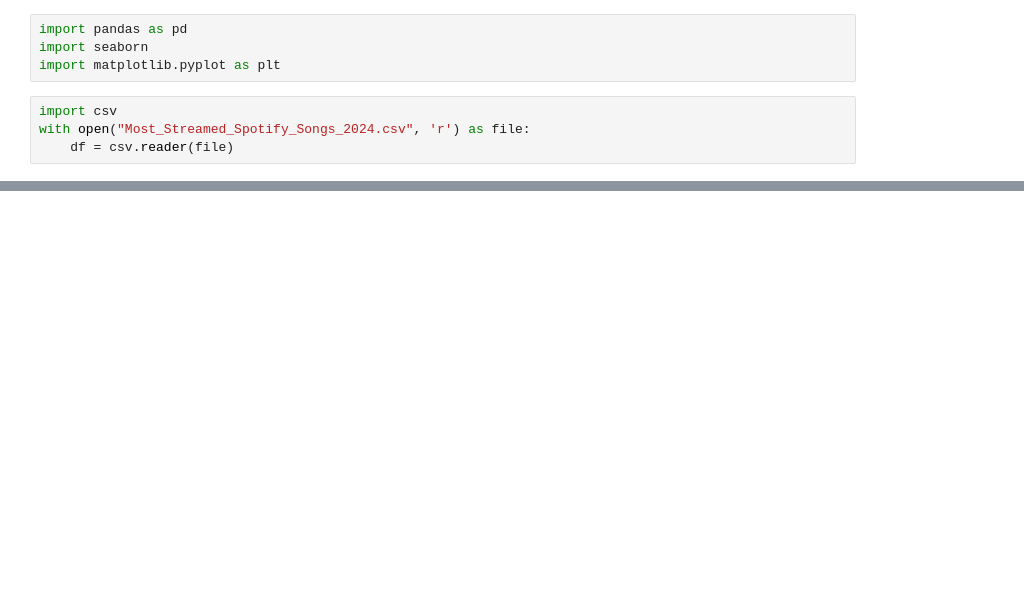
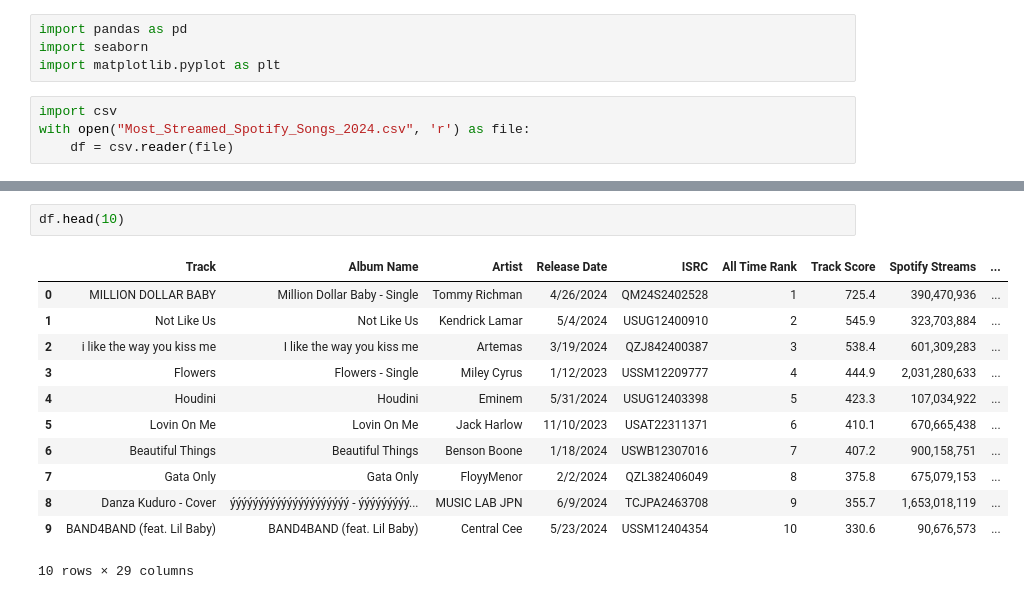
Before and after one commit to itsethe/HtHFinalProject, a Jupyter notebook: final_project.ipynb, the cells around one changed output, grey strips where cells are left out. Cells and saved outputs as stored; diff of their text form; blank space fills up the shorter version.

```diff
--- a/final_project.ipynb
+++ b/final_project.ipynb
@@ -30,0 +42,15 @@ df.head(20)
+# %%
+df.head(10)
+# %% [output]
+|  | Track | Album Name | Artist | Release Date | ISRC | All Time Rank | Track Score | Spotify Streams | ... |
+| 0 | MILLION DOLLAR BABY | Million Dollar Baby - Single | Tommy Richman | 4/26/2024 | QM24S2402528 | 1 | 725.4 | 390,470,936 | ... |
+| 1 | Not Like Us | Not Like Us | Kendrick Lamar | 5/4/2024 | USUG12400910 | 2 | 545.9 | 323,703,884 | ... |
+| 2 | i like the way you kiss me | I like the way you kiss me | Artemas | 3/19/2024 | QZJ842400387 | 3 | 538.4 | 601,309,283 | ... |
+| 3 | Flowers | Flowers - Single | Miley Cyrus | 1/12/2023 | USSM12209777 | 4 | 444.9 | 2,031,280,633 | ... |
+| 4 | Houdini | Houdini | Eminem | 5/31/2024 | USUG12403398 | 5 | 423.3 | 107,034,922 | ... |
+| 5 | Lovin On Me | Lovin On Me | Jack Harlow | 11/10/2023 | USAT22311371 | 6 | 410.1 | 670,665,438 | ... |
+| 6 | Beautiful Things | Beautiful Things | Benson Boone | 1/18/2024 | USWB12307016 | 7 | 407.2 | 900,158,751 | ... |
+| 7 | Gata Only | Gata Only | FloyyMenor | 2/2/2024 | QZL382406049 | 8 | 375.8 | 675,079,153 | ... |
+| 8 | Danza Kuduro - Cover | ýýýýýýýýýýýýýýýýýýýýý - ýýýýýýýýý... | MUSIC LAB JPN | 6/9/2024 | TCJPA2463708 | 9 | 355.7 | 1,653,018,119 | ... |
+| 9 | BAND4BAND (feat. Lil Baby) | BAND4BAND (feat. Lil Baby) | Central Cee | 5/23/2024 | USSM12404354 | 10 | 330.6 | 90,676,573 | ... |
+10 rows × 29 columns
```
Also changed, not shown: parts of 6 cells of this notebook.
